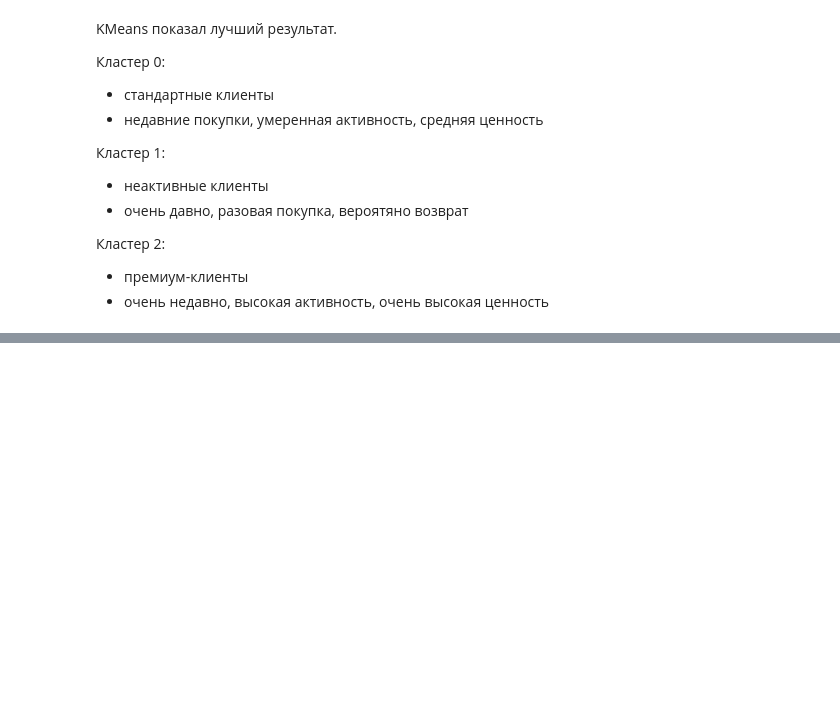
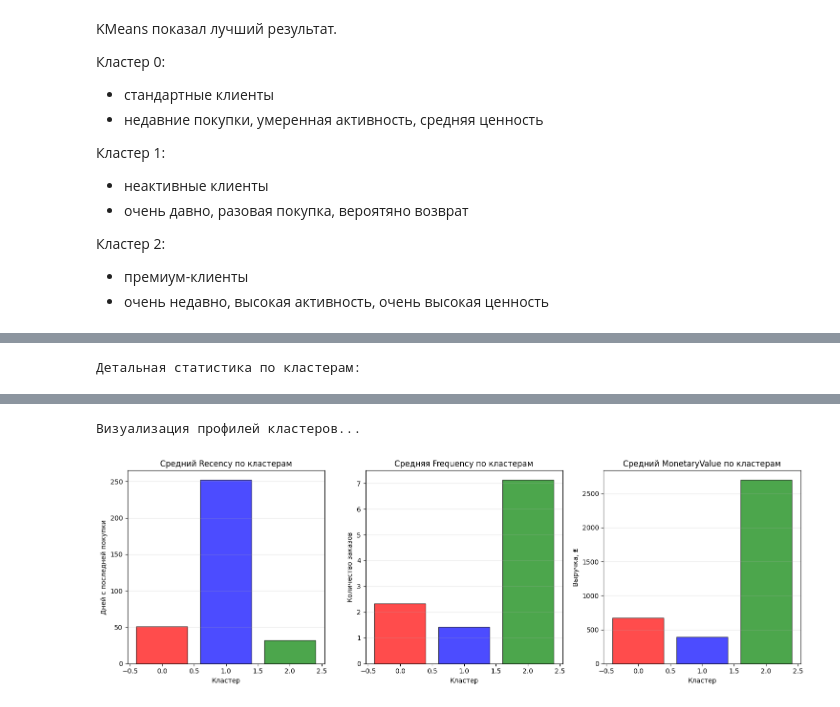
Before and after one commit to UlyanaGru/transactions, a Jupyter notebook: transactions.ipynb, the cells around one changed output, grey strips where cells are left out. Saved outputs shown, nothing was run; the diff lists cells and outputs as text; code cells hidden in the pictures; blank space fills up the shorter version.

```diff
--- a/transactions.ipynb
+++ b/transactions.ipynb
@@ -1464,0 +1467,77 @@ KMeans показал лучший результат.
+# %%
+#Группируем RFM-таблицу по кластерам и рассчитываем средние значения
+cluster_profiles = rfm_with_clusters.groupby('Cluster').agg({
+    'Recency': 'mean',
+    'Frequency': 'mean',
+    'MonetaryValue': 'mean'
+}).round(2)
+print('Средние значения RFM-показателей по кластерам:')
+display(cluster_profiles)
+#Дополнительная статистика для лучшего понимания
+cluster_stats = rfm_with_clusters.groupby('Cluster').agg({
+    'Recency': ['mean', 'std', 'min', 'max'],
+    'Frequency': ['mean', 'std', 'min', 'max'],
+    'MonetaryValue': ['mean', 'std', 'min', 'max'],
+    'CustomerID': 'count'
+}).round(2)
+print('\nДетальная статистика по кластерам:')
+display(cluster_stats)
+from sklearn import preprocessing
+import plotly.graph_objects as go
+def plot_cluster_profile(grouped_data, n_clusters):
+    """Функция для визуализации профиля кластера в виде полярной диаграммы."""
+    #Нормализуем данные к масштабу 0-1
+    scaler = preprocessing.MinMaxScaler()
+    grouped_data_normalized = pd.DataFrame(
+        scaler.fit_transform(grouped_data),
+        columns=grouped_data.columns,
+        index=grouped_data.index
+    )
+
+    features = grouped_data_normalized.columns
+    fig = go.Figure()
+
+    for i in range(n_clusters):
+        fig.add_trace(go.Scatterpolar(
+            r=grouped_data_normalized.iloc[i].values,
+            theta=features,
+            fill='toself',
+            name=f'Cluster {i}',
+            opacity=0.8
+        ))
+
+    fig.update_layout(
+        showlegend=True,
+        autosize=False,
+        width=800,
+        height=800,
+        title='Профили RFM-кластеров (нормализованные значения)',
+        polar=dict(radialaxis=dict(visible=True, range=[0, 1]))
+    )
+    fig.show()
+#Визуализируем профили кластеров
+print('Визуализация профилей кластеров...')
+plot_cluster_profile(cluster_profiles, n_clusters=3)
+#Барплот для сравнения кластеров
+plt.figure(figsize=(15, 5))
+plt.subplot(1, 3, 1)
+plt.bar(cluster_profiles.index, cluster_profiles['Recency'], color=['red', 'blue', 'green'], alpha=0.7)
+plt.title('Средний Recency по кластерам')
+plt.xlabel('Кластер')
+plt.ylabel('Дней с последней покупки')
+plt.grid(axis='y', alpha=0.3)
+plt.subplot(1, 3, 2)
+plt.bar(cluster_profiles.index, cluster_profiles['Frequency'], color=['red', 'blue', 'green'], alpha=0.7)
+plt.title('Средняя Frequency по кластерам')
+plt.xlabel('Кластер')
+plt.ylabel('Количество заказов')
+plt.grid(axis='y', alpha=0.3)
+plt.subplot(1, 3, 3)
+plt.bar(cluster_profiles.index, cluster_profiles['MonetaryValue'], color=['red', 'blue', 'green'], alpha=0.7)
+plt.title('Средний MonetaryValue по кластерам')
+plt.xlabel('Кластер')
+plt.ylabel('Выручка, ₤')
+plt.grid(axis='y', alpha=0.3)
+plt.tight_layout()
+plt.show()
+# %% [output]
@@ -1464,0 +1550 @@ KMeans показал лучший результат.
+Детальная статистика по кластерам:
@@ -1464,0 +1557,2 @@ KMeans показал лучший результат.
+Визуализация профилей кластеров...
+[figure, added]
```
Also changed, not shown: parts of 6 cells of this notebook.
